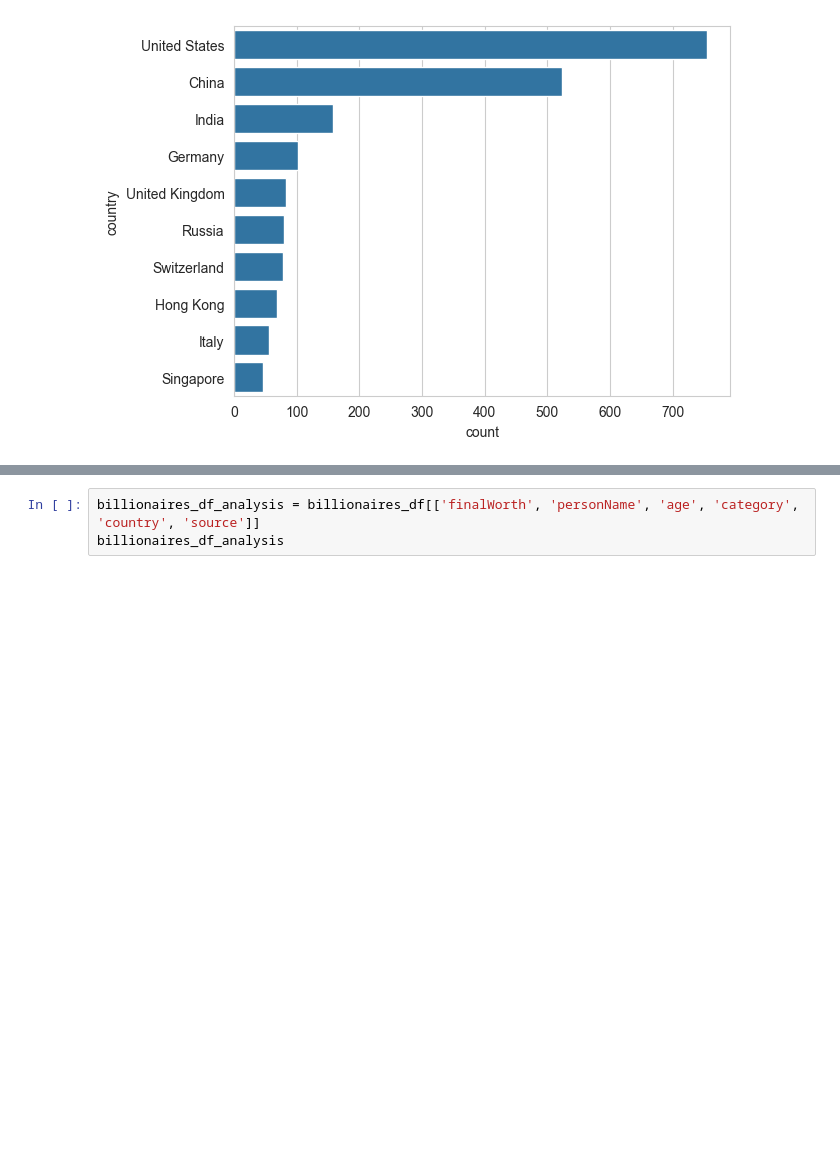
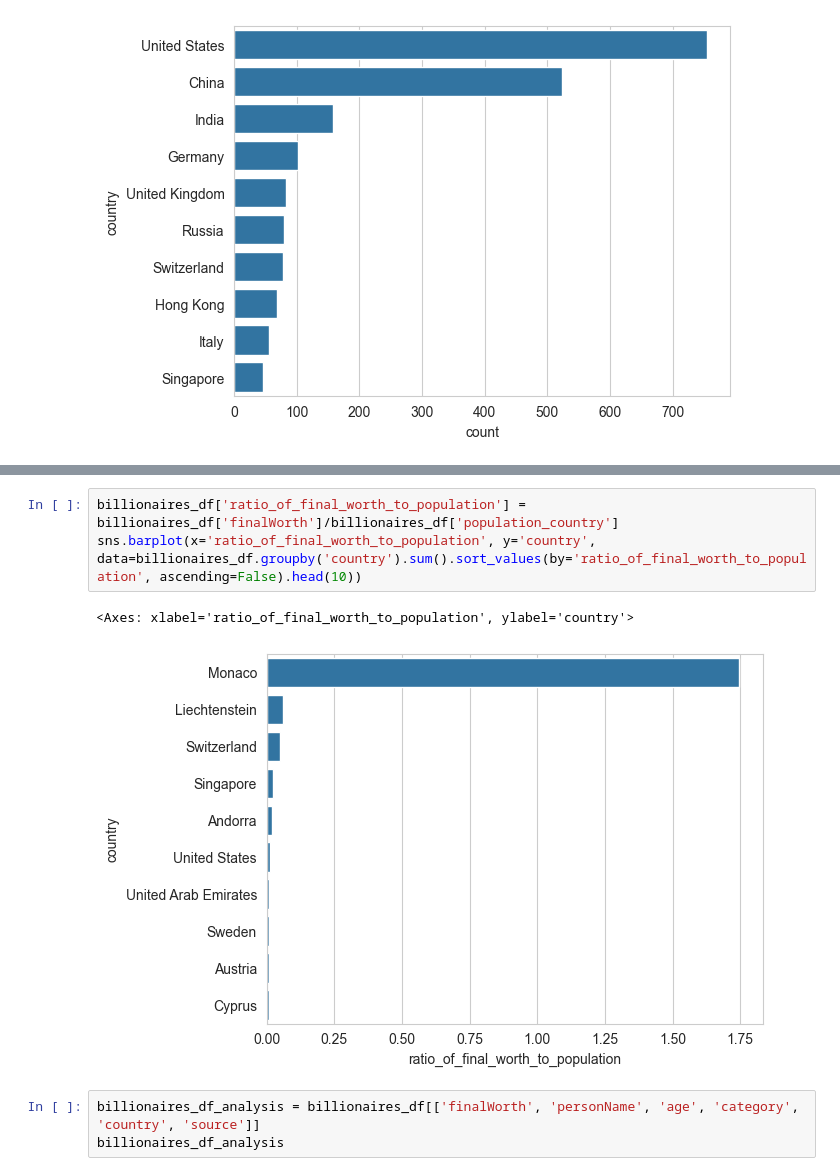
Before and after one commit to RoGellert/python_r_ds_de_projects, a Jupyter notebook: Billionaires/Billionaires_exploratory_analysis.ipynb, the cells around one changed output, grey strips where cells are left out. Drawn from its saved outputs; the diff is of its cells as text; blank space fills up the shorter version.

```diff
--- a/Billionaires/Billionaires_exploratory_analysis.ipynb
+++ b/Billionaires/Billionaires_exploratory_analysis.ipynb
@@ -147,3 +152,9 @@ sns.barplot(x='count', y='country', data=country_count.head(10))
+# %%
+billionaires_df['ratio_of_final_worth_to_population'] = billionaires_df['finalWorth']/billionaires_df['population_country']
+sns.barplot(x='ratio_of_final_worth_to_population', y='country', data=billionaires_df.groupby('country').sum().sort_values(by='ratio_of_final_worth_to_population', ascending=False).head(10))
+# %% [output]
+<Axes: xlabel='ratio_of_final_worth_to_population', ylabel='country'>
+[figure, added]
 # %%
 billionaires_df_analysis = billionaires_df[['finalWorth', 'personName', 'age', 'category', 'country', 'source']]
 billionaires_df_analysis
```
Also changed, not shown: parts of 1 cell of this notebook, 4 other files.
